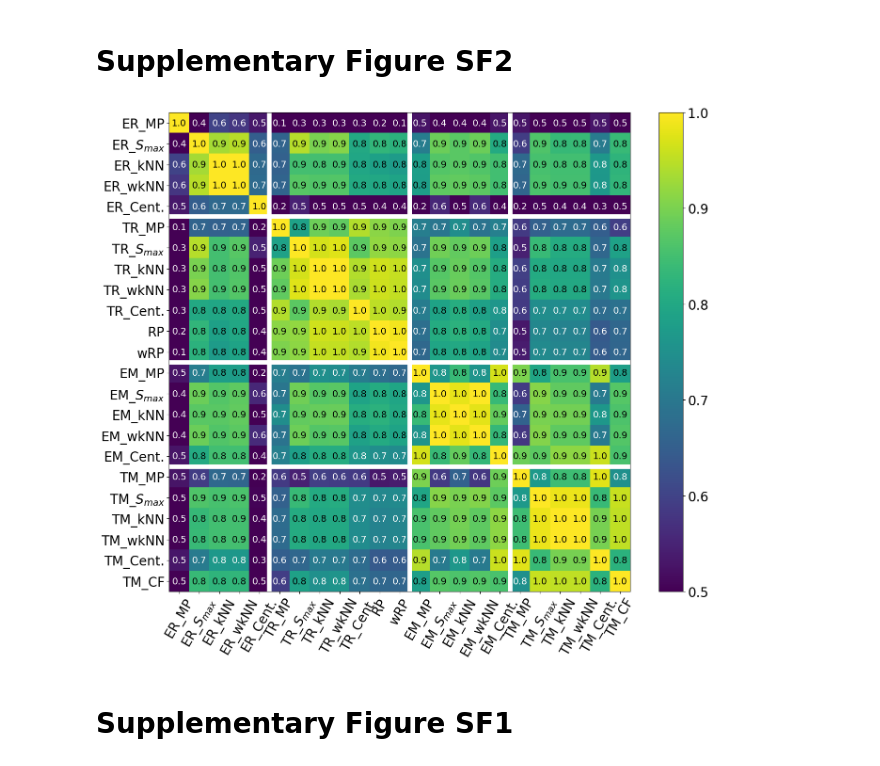
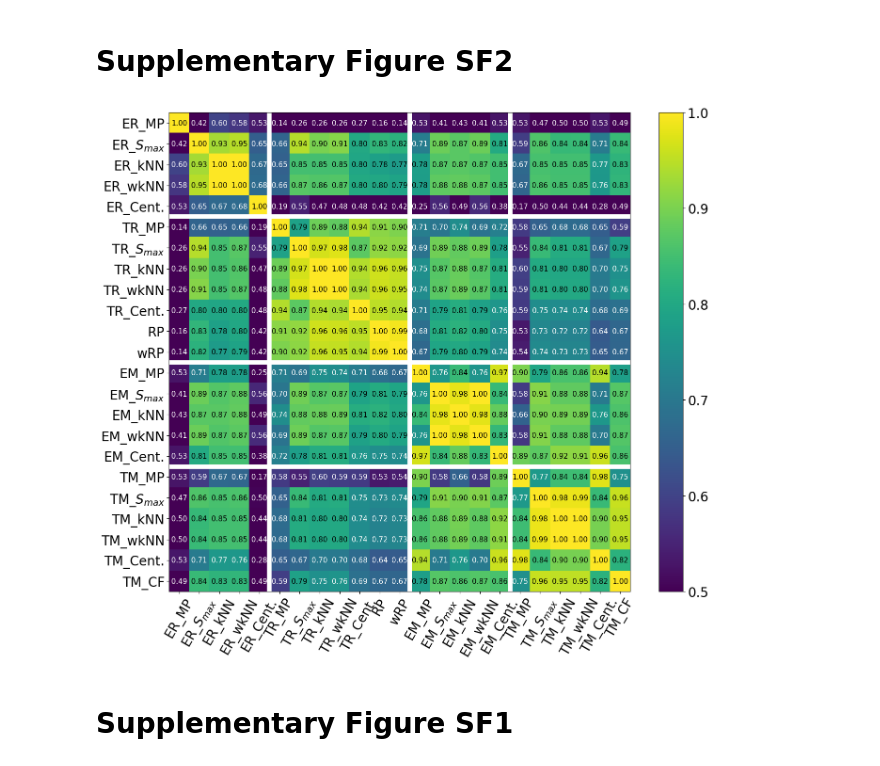
Before and after one commit to Laboratoire-de-Chemoinformatique/SCOPE-DEL, a Jupyter notebook: notebooks/Analysis_results.ipynb, the cells around one changed output. Cells and saved outputs as stored; diff of their text form; code cells hidden in the pictures.

Commit message:
Modified images

```diff
--- a/notebooks/Analysis_results.ipynb
+++ b/notebooks/Analysis_results.ipynb
@@ -164,38 +167,38 @@ cbar.ax.tick_params(labelsize=cbar_fontsize)
 data = heatmap_short.values
 
 # choose 1 or 2 decimals
-decimals = 1                # set to 1 for one decimal place
+decimals = 2                # set to 1 for one decimal place
 fmt = f"{{:.{decimals}f}}"  # e.g., "{:.2f}"
 
 # helper to keep text readable on light/dark backgrounds
 def cell_text_color(v, im_obj):
     r, g, b, _ = im_obj.cmap(im_obj.norm(v))
     # perceived luminance (ITU-R BT.709)
     lum = 0.2126*r + 0.7152*g + 0.0722*b
     return "black" if lum > 0.5 else "white"
 
 for (i, j), v in np.ndenumerate(data):
     ax.text(
         j, i, fmt.format(v),
         ha="center", va="center",
-        fontsize=14,
+        fontsize=11,
         color=cell_text_color(v, cax),   # keeps contrast with the colormap
         zorder=5                        # ensure text stays above grid/separator lines
     )
 
 # Title
 #plt.title('Spearman Correlation Supermatrix (Numeric Labels, Larger Fonts)', pad=20)
 plt.tight_layout()
 plt.savefig('../results/SF2.svg')
 plt.show()
 
 # Mapping table (redisplay for convenience)
 mapping_df = pd.DataFrame({
     "Number": num_labels,
     "Short_Label": heatmap_short.columns
 })
 # %% [output]
-[figure, old version]
+[figure, new version]
 # %% [markdown]
 # Supplementary Figure SF1
 # %%
```
Also changed, not shown: parts of 3 cells of this notebook, 2 other files.
